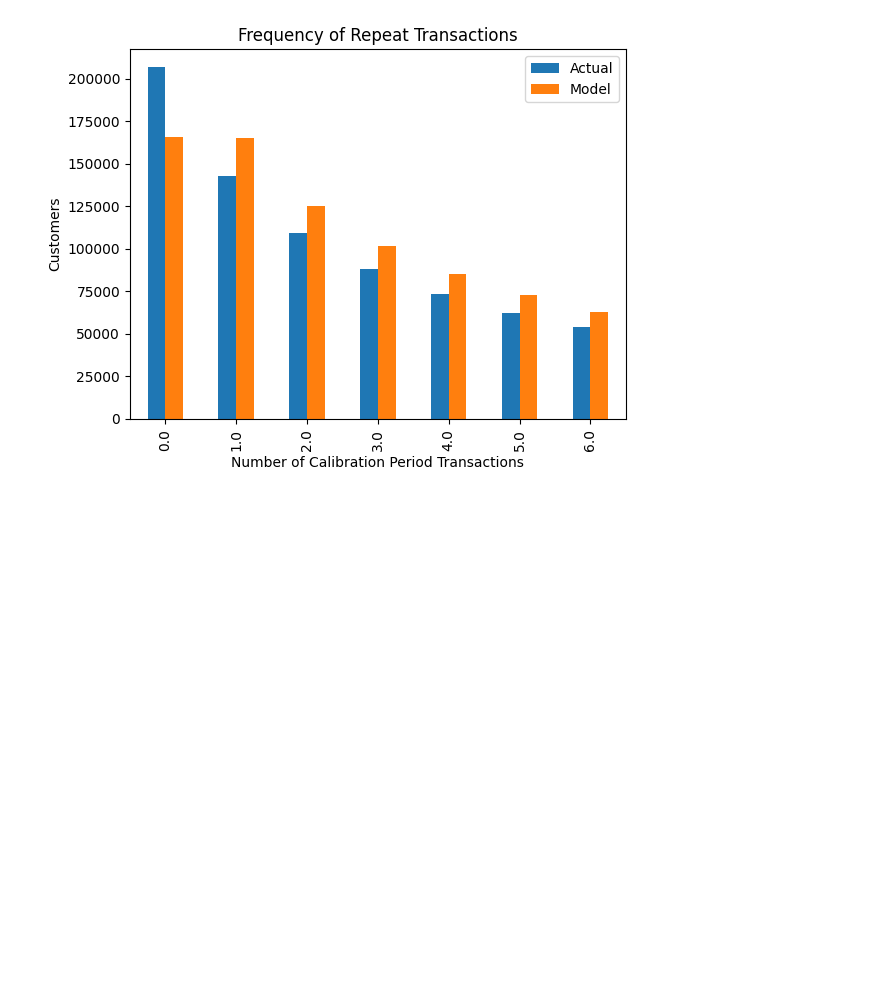
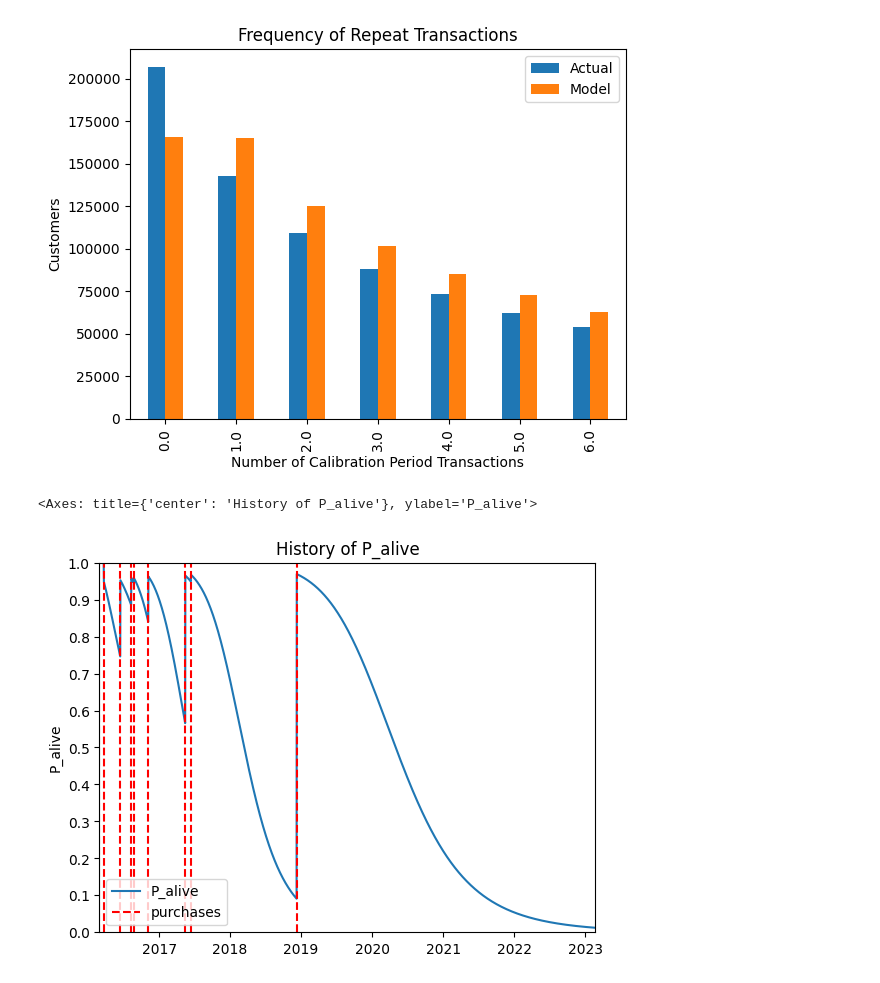
Before and after one commit to 6boyz/Customer-Churn-prediction, a Jupyter notebook: plotting.ipynb, the cells around one changed output. Saved outputs shown, nothing was run; the diff lists cells and outputs as text; code cells hidden in the pictures; blank space fills up the shorter version.

Commit message:
Added "History of P_alive" plot

```diff
--- a/plotting.ipynb
+++ b/plotting.ipynb
@@ -4,4 +4,5 @@ import numpy as np
 import pickle
 
 RFM_PATH = 'data\\rfm.parquet.gzip'
+DATA_PATH = 'data\\wallet_urfu.parquet.gzip'
 MODEL_PATH = "model\\rfm.model.pkl"
@@ -12,5 +9,6 @@ WARNING (aesara.tensor.blas): Using NumPy C-API based implementation for BLAS fu
 # %%
 rfm = pd.read_parquet(RFM_PATH)
+orig_data = pd.read_parquet(DATA_PATH)
 # %%
 model = pickle.load(open(MODEL_PATH, "rb"))
 # %%
@@ -113,3 +111,10 @@ plot_period_transactions(model, rfm)
 # %% [output]
 <Axes: title={'center': 'Frequency of Repeat Transactions'}, xlabel='Number of Calibration Period Transactions', ylabel='Customers'>
 [figure]
+# %%
+from btyd.plotting import plot_history_alive
+dude = orig_data[orig_data["partner"]==5]
+plot_history_alive(model, rfm.iloc[5]["T"], dude, "rep_date")
+# %% [output]
+<Axes: title={'center': 'History of P_alive'}, ylabel='P_alive'>
+[figure, added]
```
Also changed, not shown: parts of 1 cell of this notebook.
